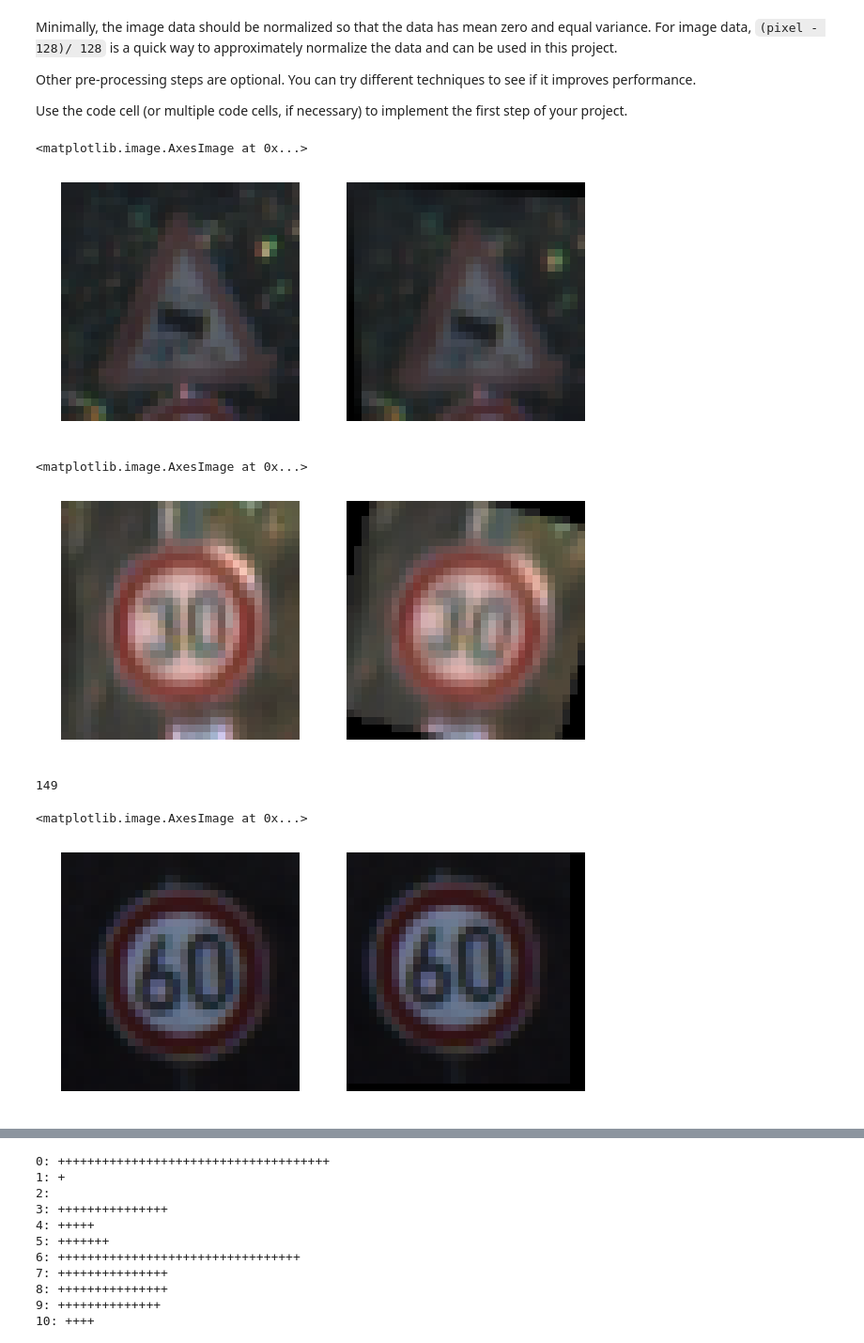
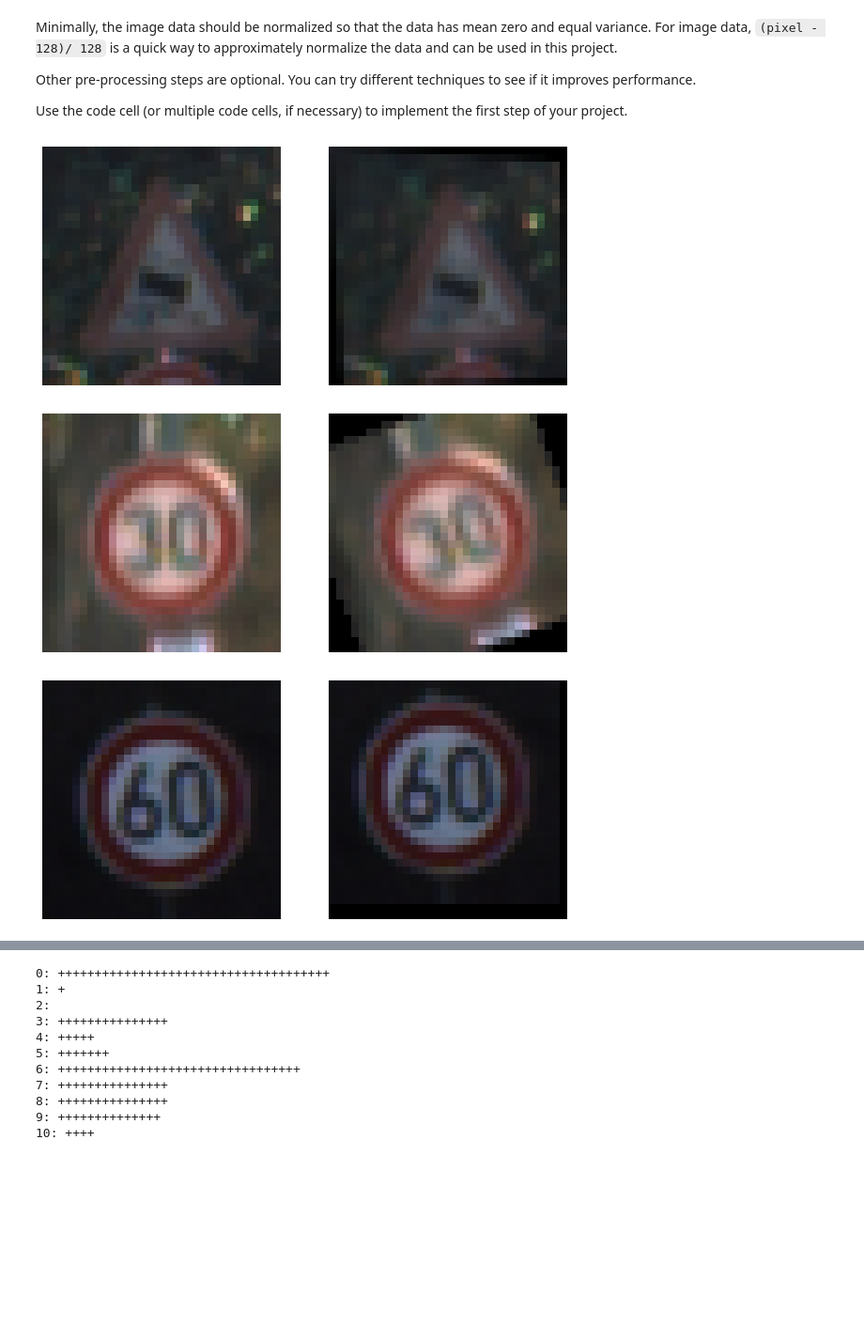
Before and after one commit to artongdou/CarND-Traffic-Sign-Classifier-Project, a Jupyter notebook: Traffic_Sign_Classifier.ipynb, the cells around one changed output, grey strips where cells are left out. Shown at 94% size. Drawn from its saved outputs; the diff is of its cells as text; code cells hidden in the pictures; blank space fills up the shorter version.

Commit message:
Add my writeup report to README and upload related images

```diff
--- a/Traffic_Sign_Classifier.ipynb
+++ b/Traffic_Sign_Classifier.ipynb
@@ -26,9 +26,9 @@ import numpy as np
 
 # TODO: Fill this in based on where you saved the training and testing data
 
-training_file = '../data/train.p'
-validation_file= '../data/valid.p'
-testing_file = '../data/test.p'
+training_file = './data/train.p'
+validation_file= './data/valid.p'
+testing_file = './data/test.p'
 
 with open(training_file, mode='rb') as f:
     train = pickle.load(f)
@@ -192,35 +195,35 @@ def random_warp(img):
 img = X_train[2000]
 img_warped = random_warp(img)
 
-fig, axes = plt.subplots(1,2,figsize=(10,10))
+fig, axes = plt.subplots(1,2,figsize=(10,5))
 axes[0].axis('off')
 axes[0].imshow(img)
 axes[1].axis('off')
 axes[1].imshow(img_warped)
+plt.savefig('writeup_imgs/2_random_warp.jpg')
 # %% [output]
-<matplotlib.image.AxesImage at 0x...>
-[figure, old version]
+[figure, new version]
 # %%
 # generate fake data
 from skimage.transform import rotate
 
 # function to randomly generate a rotated image
 def random_rotate(img):
     angle = random.randint(-30,30)
     return rotate(img, angle=angle,preserve_range=True).astype(np.uint8)
 
 img = X_train[3101]
 img_rotated = random_rotate(img)
 # print(np.max(img_rotated))
 
-fig, axes = plt.subplots(1,2,figsize=(10,10))
+fig, axes = plt.subplots(1,2,figsize=(10,5))
 axes[0].axis('off')
 axes[0].imshow(img)
 axes[1].axis('off')
 axes[1].imshow(img_rotated)
+plt.savefig('writeup_imgs/2_random_rotate.jpg')
 # %% [output]
-<matplotlib.image.AxesImage at 0x...>
-[figure, old version]
+[figure, new version]
 # %%
 # generate fake data
 from skimage.transform import warp, AffineTransform
@@ -234,17 +237,16 @@ def random_shift(img):
 
 img = X_train[6500]
 img_shifted = random_shift(img)
-print(np.max(img_shifted))
+# print(np.max(img_shifted))
 
-fig, axes = plt.subplots(1,2,figsize=(10,10))
+fig, axes = plt.subplots(1,2,figsize=(10,5))
 axes[0].axis('off')
 axes[0].imshow(img)
 axes[1].axis('off')
 axes[1].imshow(img_shifted)
+plt.savefig('writeup_imgs/2_random_shift.jpg')
 # %% [output]
-149
-<matplotlib.image.AxesImage at 0x...>
-[figure, old version]
+[figure, new version]
 # %%
 def augment_img(img):
     img_out = random_warp(img)
```
Also changed, not shown: parts of 7 cells of this notebook, 9 other files.
